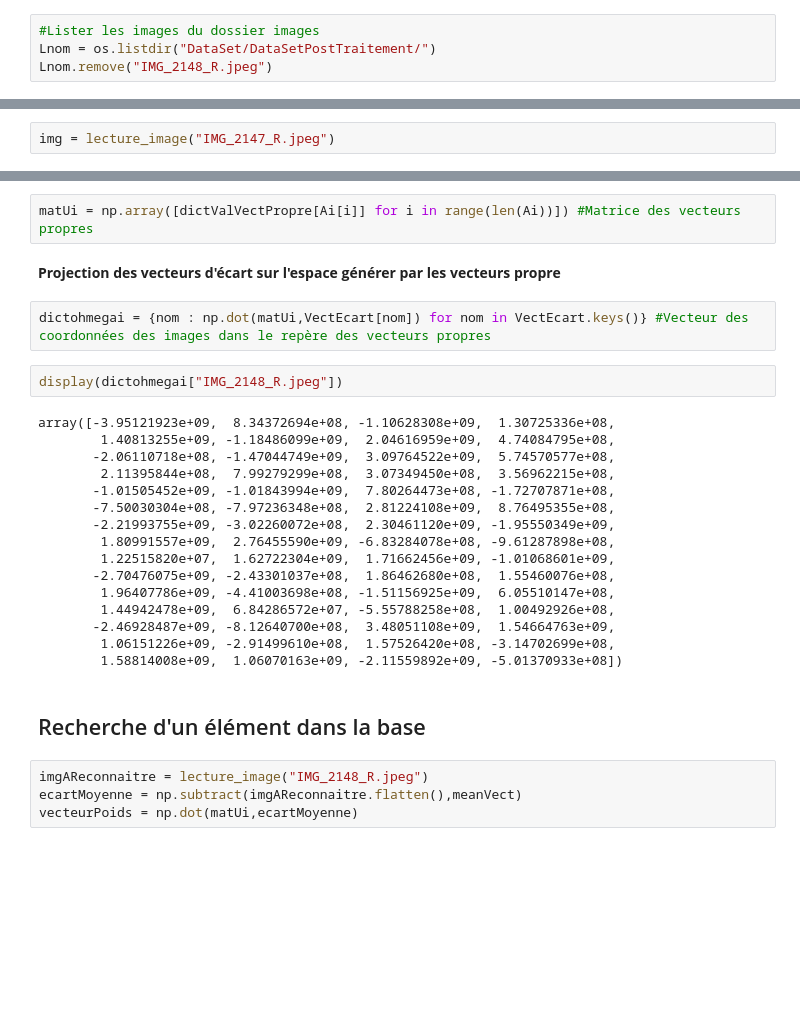
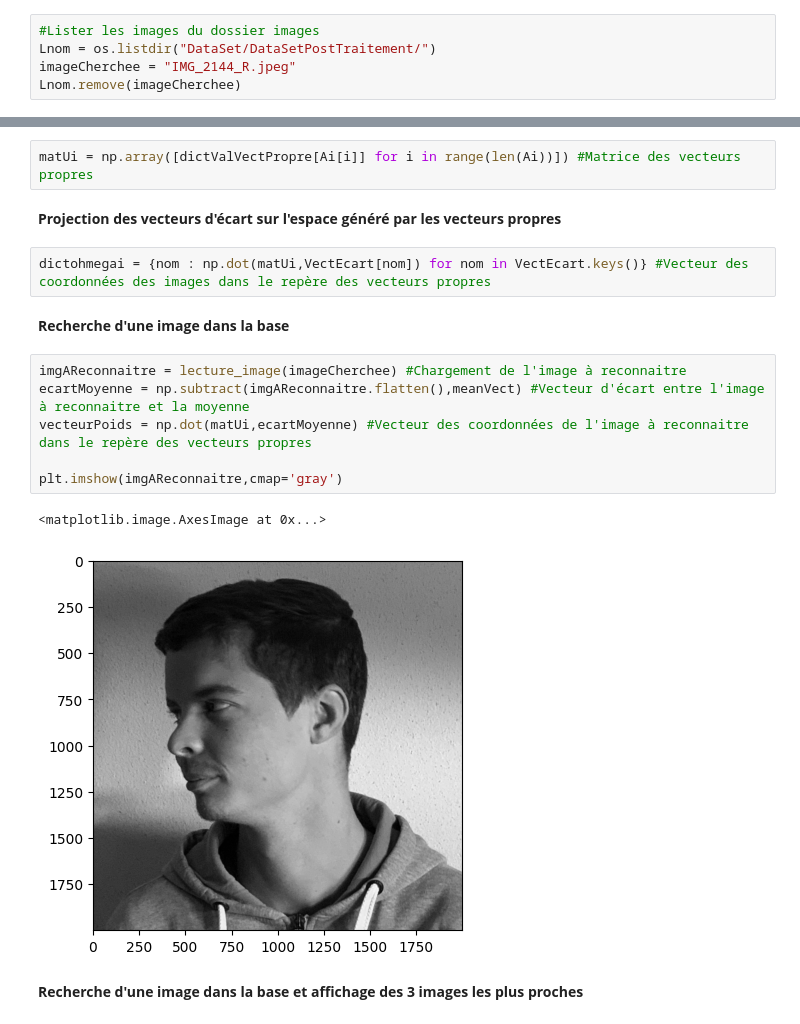
Before and after one commit to simlefebvre/VA53-ACP, a Jupyter notebook: ACP.ipynb, the cells around one changed output, grey strips where cells are left out. Saved outputs shown, nothing was run; the diff lists cells and outputs as text; blank space fills up the shorter version.

Commit message:
Ajout Recherche Image

```diff
--- a/ACP.ipynb
+++ b/ACP.ipynb
@@ -10,4 +10,5 @@ import os
 # %%
 #Lister les images du dossier images
 Lnom = os.listdir("DataSet/DataSetPostTraitement/")
-Lnom.remove("IMG_2148_R.jpeg")
+imageCherchee = "IMG_2144_R.jpeg"
+Lnom.remove(imageCherchee)
@@ -27,2 +22,0 @@ def lecture_image(nom_image : str) -> np.ndarray:
-# %%
-img = lecture_image("IMG_2147_R.jpeg")
@@ -96,33 +79,22 @@ dictValVectPropre = {Ai[i] : LVectPropre[i] for i in range(len(Ai))} #Dictionnai
 # %%
 matUi = np.array([dictValVectPropre[Ai[i]] for i in range(len(Ai))]) #Matrice des vecteurs propres
 # %% [markdown]
-**Projection des vecteurs d'écart sur l'espace générer par les vecteurs propre**
+**Projection des vecteurs d'écart sur l'espace généré par les vecteurs propres**
 # %%
 dictohmegai = {nom : np.dot(matUi,VectEcart[nom]) for nom in VectEcart.keys()} #Vecteur des coordonnées des images dans le repère des vecteurs propres
-# %%
-display(dictohmegai["IMG_2148_R.jpeg"])
-# %% [output]
-array([-3.95121923e+09,  8.34372694e+08, -1.10628308e+09,  1.30725336e+08,
-        1.40813255e+09, -1.18486099e+09,  2.04616959e+09,  4.74084795e+08,
-       -2.06110718e+08, -1.47044749e+09,  3.09764522e+09,  5.74570577e+08,
-        2.11395844e+08,  7.99279299e+08,  3.07349450e+08,  3.56962215e+08,
-       -1.01505452e+09, -1.01843994e+09,  7.80264473e+08, -1.72707871e+08,
-       -7.50030304e+08, -7.97236348e+08,  2.81224108e+09,  8.76495355e+08,
-       -2.21993755e+09, -3.02260072e+08,  2.30461120e+09, -1.95550349e+09,
-        1.80991557e+09,  2.76455590e+09, -6.83284078e+08, -9.61287898e+08,
-        1.22515820e+07,  1.62722304e+09,  1.71662456e+09, -1.01068601e+09,
-       -2.70476075e+09, -2.43301037e+08,  1.86462680e+08,  1.55460076e+08,
-        1.96407786e+09, -4.41003698e+08, -1.51156925e+09,  6.05510147e+08,
-        1.44942478e+09,  6.84286572e+07, -5.55788258e+08,  1.00492926e+08,
-       -2.46928487e+09, -8.12640700e+08,  3.48051108e+09,  1.54664763e+09,
-        1.06151226e+09, -2.91499610e+08,  1.57526420e+08, -3.14702699e+08,
-        1.58814008e+09,  1.06070163e+09, -2.11559892e+09, -5.01370933e+08])
 # %% [markdown]
-## Recherche d'un élément dans la base
+**Recherche d'une image dans la base**
-# %%
-imgAReconnaitre = lecture_image("IMG_2148_R.jpeg")
-ecartMoyenne = np.subtract(imgAReconnaitre.flatten(),meanVect)
-vecteurPoids = np.dot(matUi,ecartMoyenne)
+# %%
+imgAReconnaitre = lecture_image(imageCherchee) #Chargement de l'image à reconnaitre
+ecartMoyenne = np.subtract(imgAReconnaitre.flatten(),meanVect) #Vecteur d'écart entre l'image à reconnaitre et la moyenne
+vecteurPoids = np.dot(matUi,ecartMoyenne) #Vecteur des coordonnées de l'image à reconnaitre dans le repère des vecteurs propres
+
+plt.imshow(imgAReconnaitre,cmap='gray')
+# %% [output]
+<matplotlib.image.AxesImage at 0x...>
+[figure, added]
+# %% [markdown]
+**Recherche d'une image dans la base et affichage des 3 images les plus proches**
 # %%
 #Comparaison des vecteurs poids
 imgPlusProche = None
```
Also changed, not shown: parts of 12 cells of this notebook.
